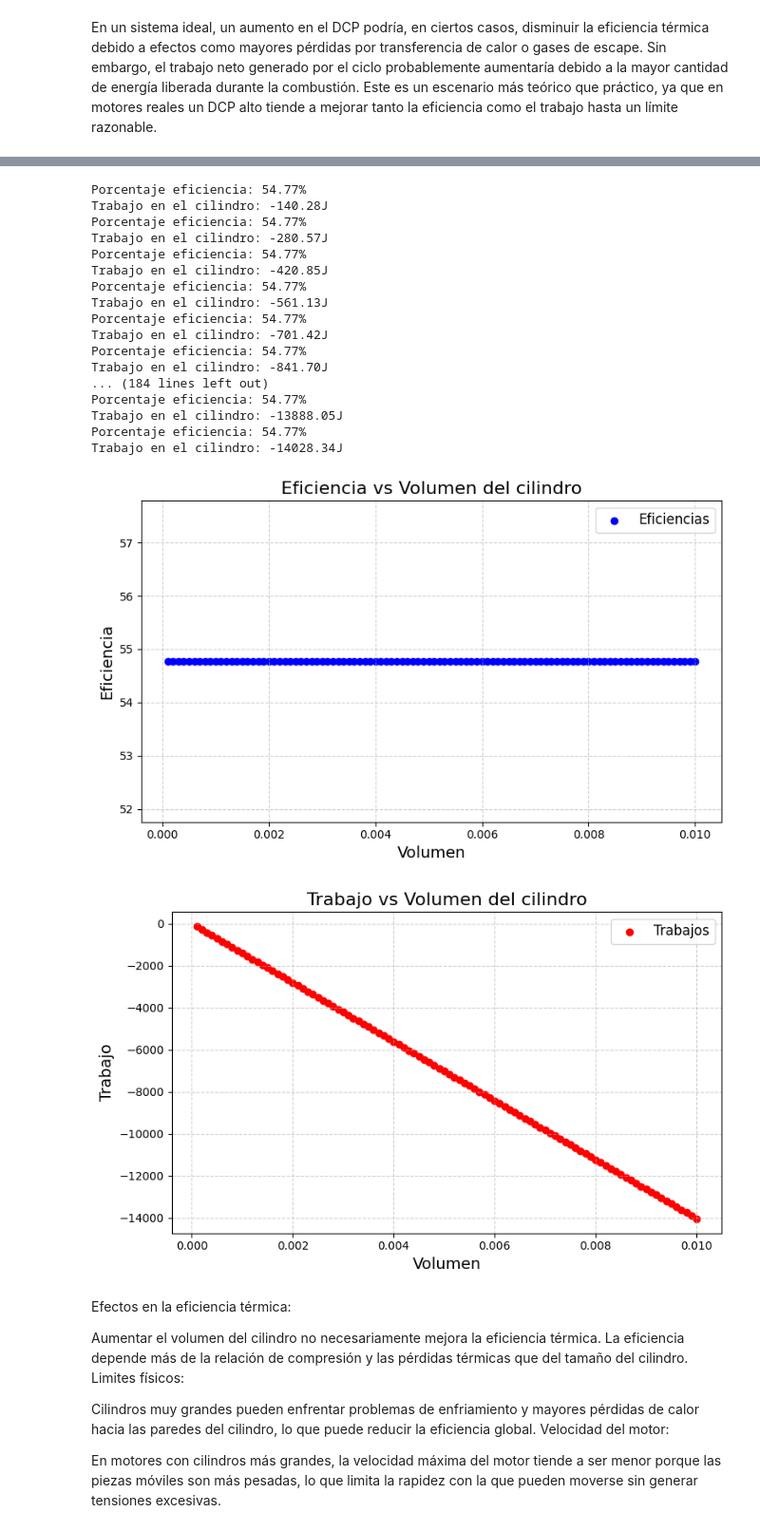
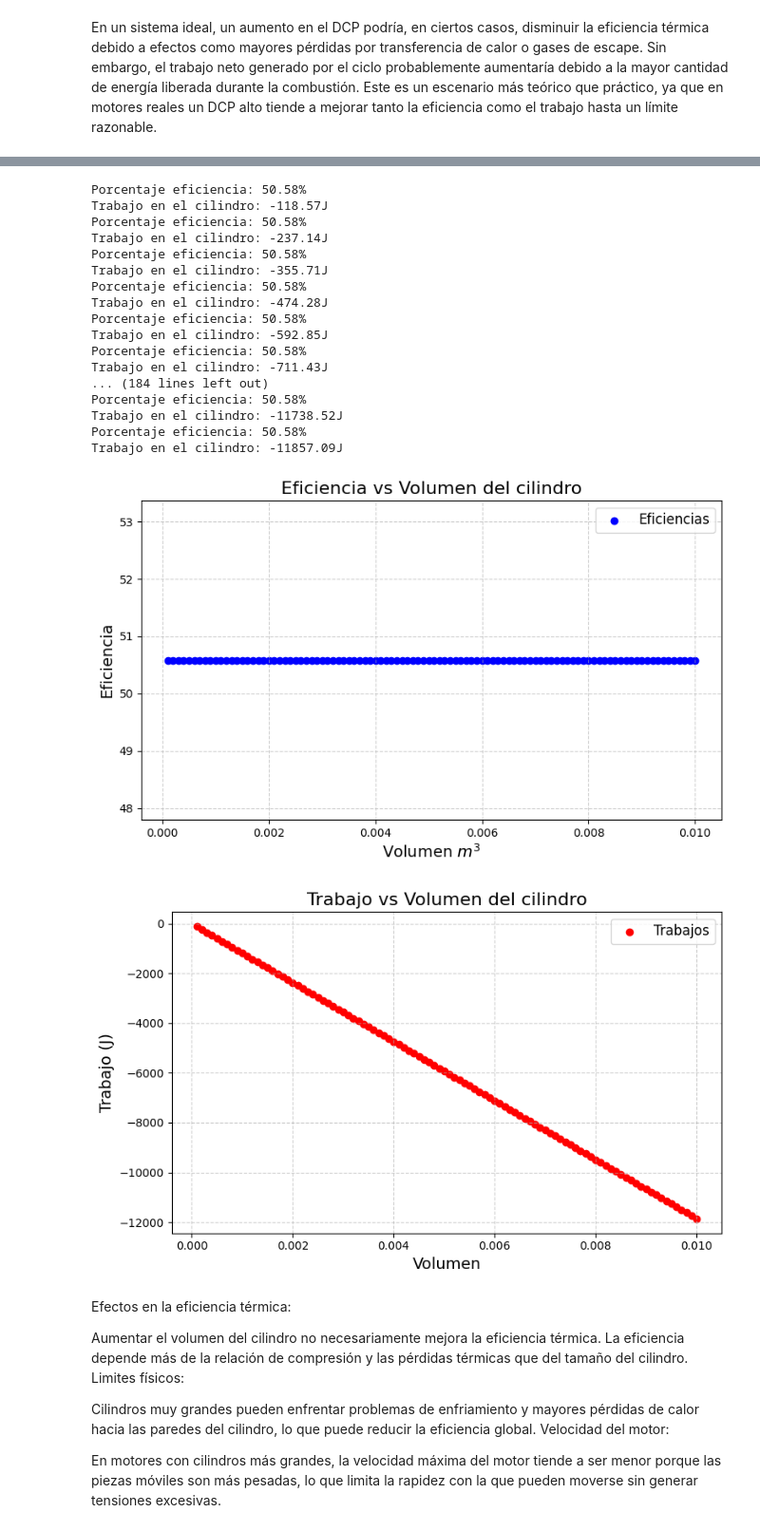
Before and after one commit to Vicber507/Diesel-Real, a Jupyter notebook: ciclo_diesel_4tiempos.ipynb, the cells around one changed output, grey strips where cells are left out. Shown at 95% size. Cells and saved outputs as stored; diff of their text form; code cells hidden in the pictures.

```diff
--- a/ciclo_diesel_4tiempos.ipynb
+++ b/ciclo_diesel_4tiempos.ipynb
@@ -83,6 +138,6 @@ plt.show()
 dcp = np.zeros((100,1))
 ef_worr_matrix = np.zeros((100,2))
 for i in range(100):
-    dcp[i][0] = (i+1)/100
+    dcp[i][0] = (i+4)/100
     ef_worr_matrix[i] = tp.diesel(DCP= dcp[i][0],PV = False,TV = False,TS = False,PVT = False)
 # %% [output]
@@ -160,23 +206,23 @@ for i in range(100):
     Vc[i][0] = (i+1)*10**(-4)
     ef_worr_matrix[i] = tp.diesel(V_cilindro= Vc[i][0],PV = False,TV = False,TS = False,PVT = False)
 # %% [output]
-Porcentaje eficiencia: 54.77%
-Trabajo en el cilindro: -140.28J
-Porcentaje eficiencia: 54.77%
-Trabajo en el cilindro: -280.57J
-Porcentaje eficiencia: 54.77%
-Trabajo en el cilindro: -420.85J
-Porcentaje eficiencia: 54.77%
-Trabajo en el cilindro: -561.13J
-Porcentaje eficiencia: 54.77%
-Trabajo en el cilindro: -701.42J
-Porcentaje eficiencia: 54.77%
-Trabajo en el cilindro: -841.70J
+Porcentaje eficiencia: 50.58%
+Trabajo en el cilindro: -118.57J
+Porcentaje eficiencia: 50.58%
+Trabajo en el cilindro: -237.14J
+Porcentaje eficiencia: 50.58%
+Trabajo en el cilindro: -355.71J
+Porcentaje eficiencia: 50.58%
+Trabajo en el cilindro: -474.28J
+Porcentaje eficiencia: 50.58%
+Trabajo en el cilindro: -592.85J
+Porcentaje eficiencia: 50.58%
+Trabajo en el cilindro: -711.43J
 ... (184 lines left out)
-Porcentaje eficiencia: 54.77%
-Trabajo en el cilindro: -13888.05J
-Porcentaje eficiencia: 54.77%
-Trabajo en el cilindro: -14028.34J
+Porcentaje eficiencia: 50.58%
+Trabajo en el cilindro: -11738.52J
+Porcentaje eficiencia: 50.58%
+Trabajo en el cilindro: -11857.09J
 # %%
 
 fig, ax = plt.subplots(figsize=(8, 5))
@@ -185,7 +231,7 @@ ax.scatter(Vc[:,0], ef_worr_matrix[:,0], label='Eficiencias', color='blue')
 
 
 ax.set_title("Eficiencia vs Volumen del cilindro", fontsize=16)
-ax.set_xlabel("Volumen", fontsize=14)
+ax.set_xlabel(rf"Volumen $m^3$", fontsize=14)
 ax.set_ylabel("Eficiencia", fontsize=14)
 ax.grid(True, linestyle='--', alpha=0.6)
 ax.legend(fontsize=12)
@@ -194,25 +240,25 @@ ax.legend(fontsize=12)
 plt.tight_layout()
 plt.show()
 # %% [output]
-[figure, old version]
+[figure, new version]
 # %%
 
 fig, ax = plt.subplots(figsize=(8, 5))
 
 ax.scatter(Vc[:,0], ef_worr_matrix[:,1], label='Trabajos', color='red')
 
 
 ax.set_title("Trabajo vs Volumen del cilindro", fontsize=16)
 ax.set_xlabel("Volumen", fontsize=14)
-ax.set_ylabel("Trabajo", fontsize=14)
+ax.set_ylabel("Trabajo (J)", fontsize=14)
 ax.grid(True, linestyle='--', alpha=0.6)
 ax.legend(fontsize=12)
 
 
 plt.tight_layout()
 plt.show()
 # %% [output]
-[figure, old version]
+[figure, new version]
 # %% [markdown]
 Efectos en la eficiencia térmica:
 
```
Also changed, not shown: parts of 17 cells of this notebook.
